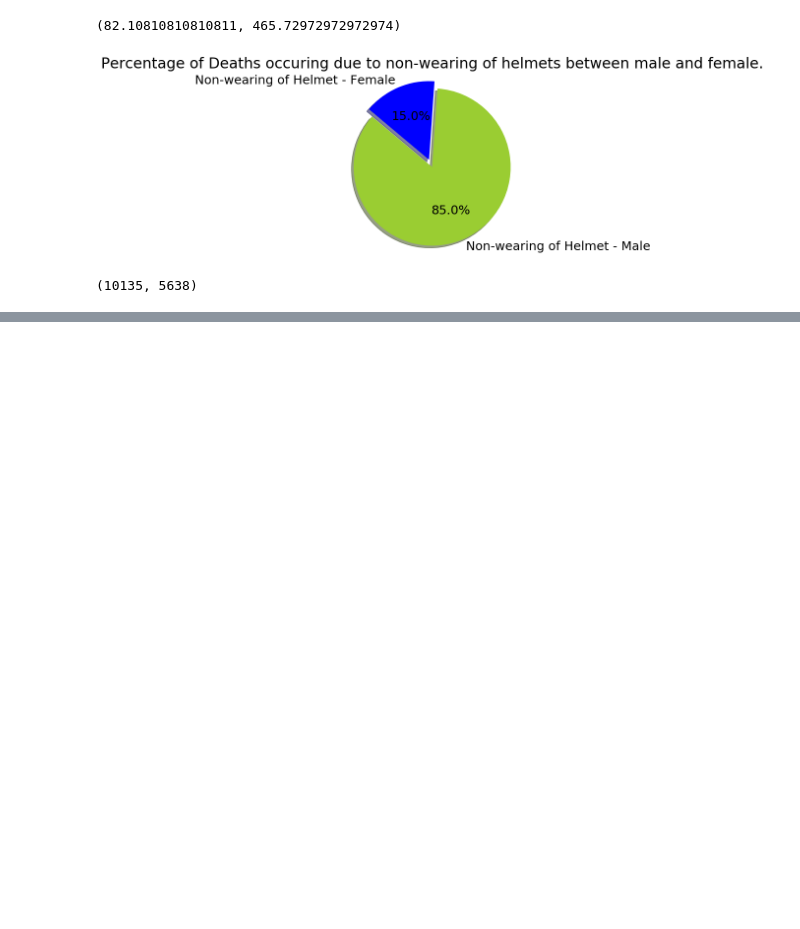
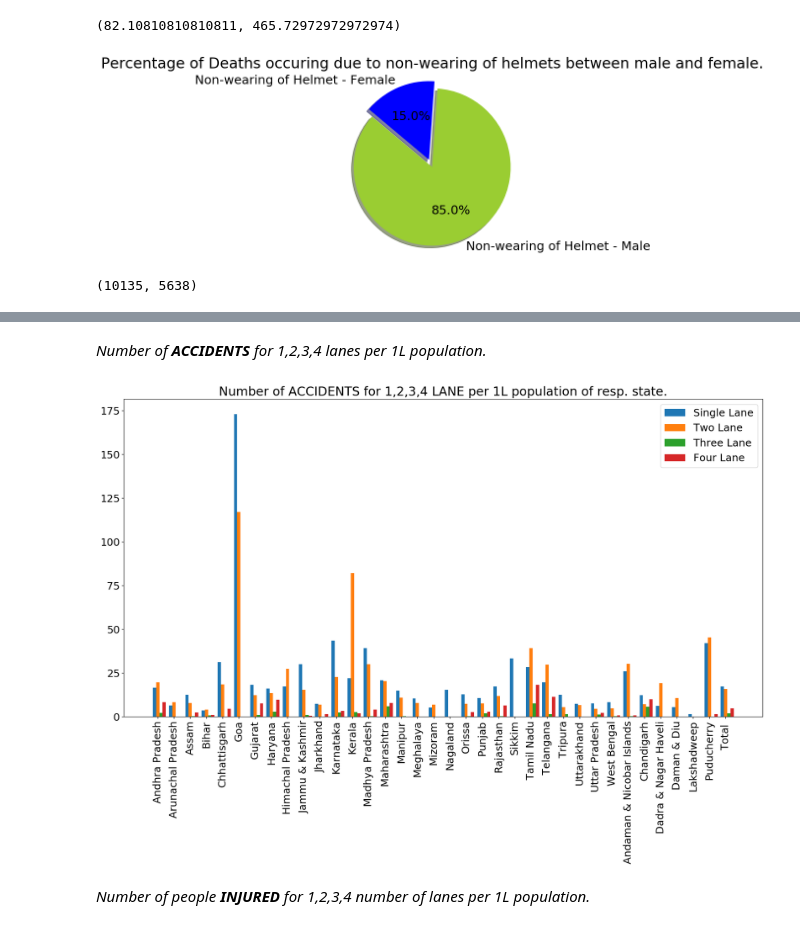
Before and after one commit to katreparitosh/Multi-Dimentional-Data-Analytics-of-Road-Accidents-in-India, a Jupyter notebook: Road-Accidents-Analysis.ipynb, the cells around one changed output, grey strips where cells are left out. Cells and saved outputs as stored; diff of their text form; code cells hidden in the pictures; blank space fills up the shorter version.

```diff
--- a/Road-Accidents-Analysis.ipynb
+++ b/Road-Accidents-Analysis.ipynb
@@ -522,0 +574,31 @@ df4.head(2)
+# %%
+df4.dropna(axis = 0, how ='any', inplace = True)
+# %% [markdown]
+*Number of **ACCIDENTS** for 1,2,3,4 lanes per 1L population.*
+# %%
+singleLaneAcc = df4['Single Lane - Accident - 2014 per 1L people']
+twoLaneAcc = df4['Two Lanes - Accident - 2014 per 1L people']
+threeLaneAcc = df4['3 Lanes or more w.o Median - Accident - 2014 per 1L people']
+fourLaneAcc = df4['4 Lanes with Median - Accident - 2014 per 1L people']
+# %%
+plt.figure(figsize = (20,10))
+plt.rcParams.update({'font.size':18})
+UT = np.array([1,2,3,4,5,6,7,8,9,10,11,12,13,14,15,16,17,18,19,20,21,22,23,24,25,26,27,28,29,30,31,32,33,34,35,36])
+
+plt.bar(UT-0.2, singleLaneAcc, label='Single Lane', width = 0.2,
+        align = 'center')
+plt.bar(UT, twoLaneAcc, label = 'Two Lane', width = 0.2,
+        align = 'center')
+plt.bar(UT+0.2, threeLaneAcc, label = 'Three Lane', width = 0.2,
+        align = 'center')
+plt.bar(UT+0.4, fourLaneAcc, label = 'Four Lane', width =0.2,
+        align = 'center')
+
+plt.xticks(UT, df4['State/UT'], rotation = 'vertical' )
+plt.legend(loc = 'best')
+plt.title("Number of ACCIDENTS for 1,2,3,4 LANE per 1L population of resp. state.")
+plt.show()
+# %% [output]
+[figure, added]
+# %% [markdown]
+*Number of people **INJURED** for 1,2,3,4 number of lanes per 1L population.*
```
Also changed, not shown: parts of 35 cells of this notebook.
